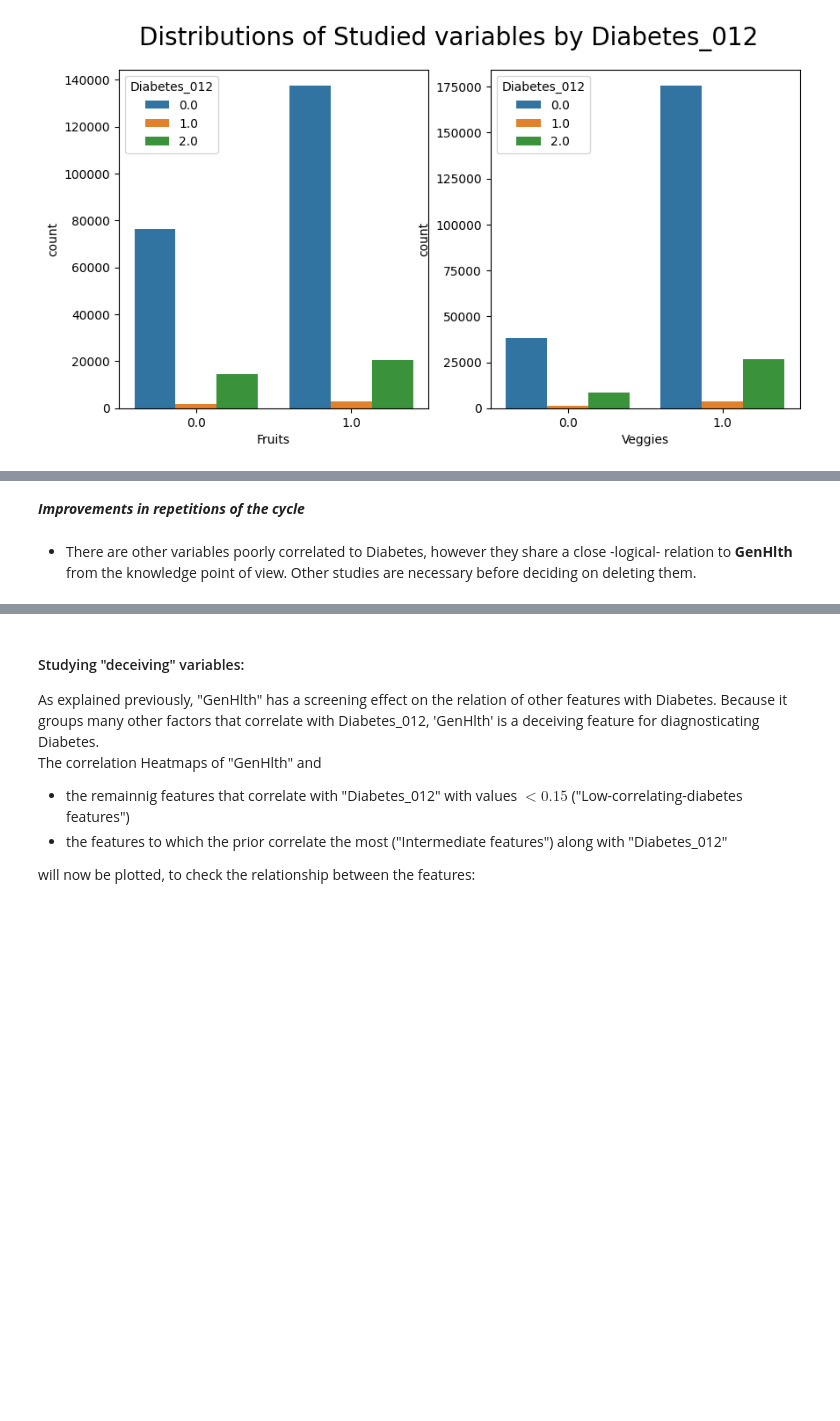
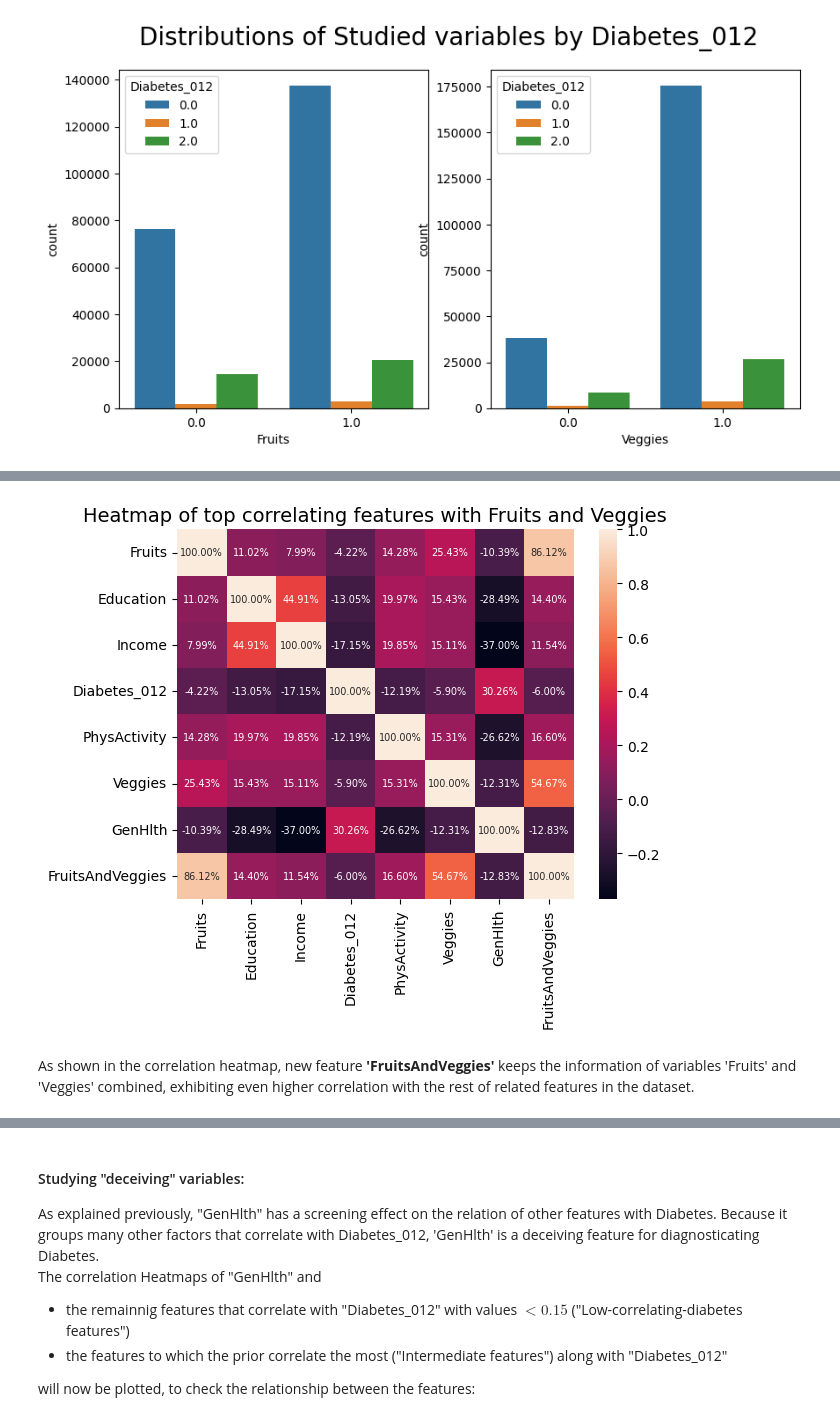
Before and after one commit to AliGarAlon/Diabetes_Project, a Jupyter notebook: diabetes_model.ipynb, the cells around one changed output, grey strips where cells are left out. Cells and saved outputs as stored; diff of their text form; code cells hidden in the pictures; blank space fills up the shorter version.

```diff
--- a/diabetes_model.ipynb
+++ b/diabetes_model.ipynb
@@ -906,4 +957,20 @@ plt.show()
+# %%
+# Top 5 correlating features with fruits and vegetables, including 'Diabetes_012':
+top5_features_cd_series_f = df_reduced.corr()['Fruits'].replace(1,np.nan).abs().sort_values(ascending=False).head(5)
+top5_features_cd_fruits = (top5_features_cd_series_f.index).tolist()
+
+top5_features_cd_series_v = df_reduced.corr()['Veggies'].replace(1,np.nan).abs().sort_values(ascending=False).head(5)
+top5_features_cd_veggies = (top5_features_cd_series_v.index).tolist()
+
+top_corr_fAndv = top5_features_cd_veggies + top5_features_cd_fruits
+top_corr_fAndv.append('Diabetes_012')
+top_corr_fAndv = list(set(top_corr_fAndv))
+
+
+# Heatmap
+sb.heatmap(df_reduced[top_corr_fAndv].corr(), annot=True, fmt='.2%', annot_kws={'size': 7})
+plt.title('Heatmap of top correlating features with Fruits and Veggies', fontsize=14);
+# %% [output]
+[figure, added]
 # %% [markdown]
-***Improvements in repetitions of the cycle***<br>
+As shown in the correlation heatmap, new feature **'FruitsAndVeggies'** keeps the information of variables 'Fruits' and 'Veggies' combined, exhibiting even higher correlation with the rest of related features in the dataset.
-# %% [markdown]
-* There are other variables poorly correlated to Diabetes, however they share a close -logical- relation to **GenHlth** from the knowledge point of view. Other studies are necessary before deciding on deleting them.
```
Also changed, not shown: parts of 15 cells of this notebook.
